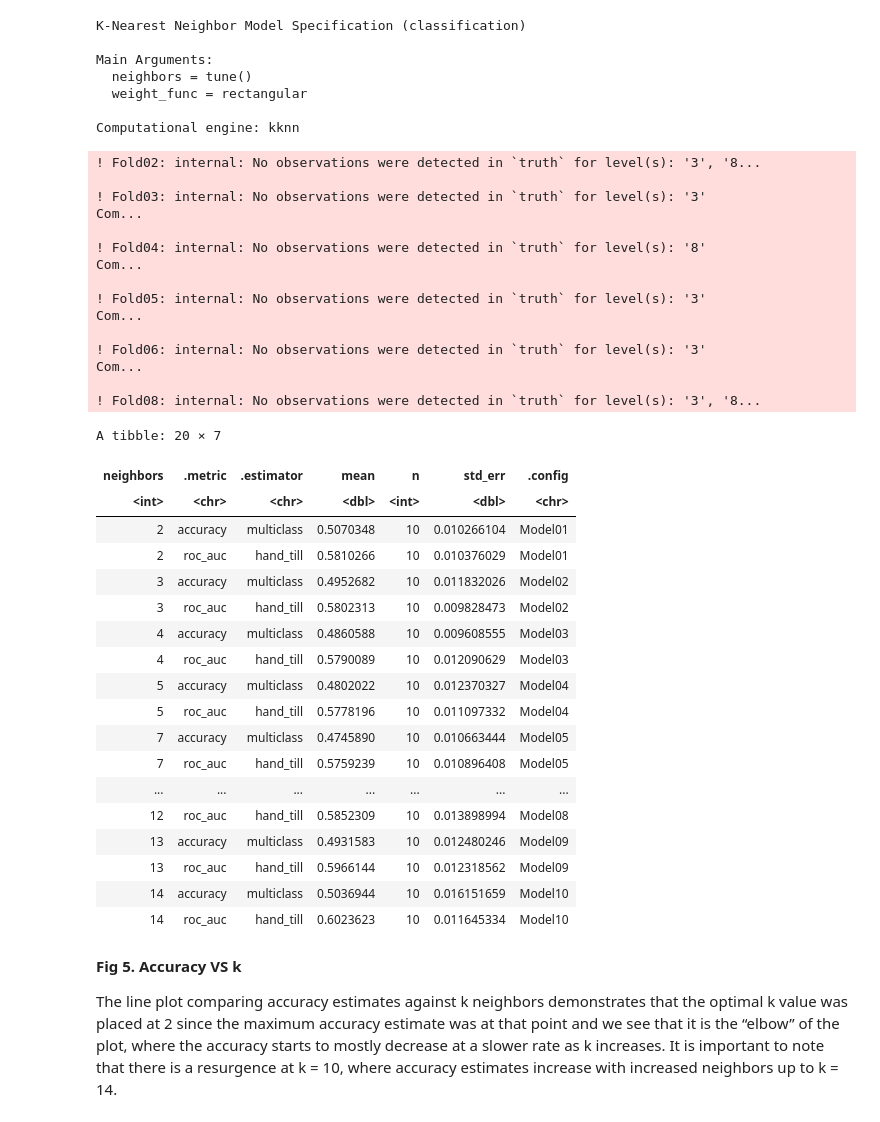
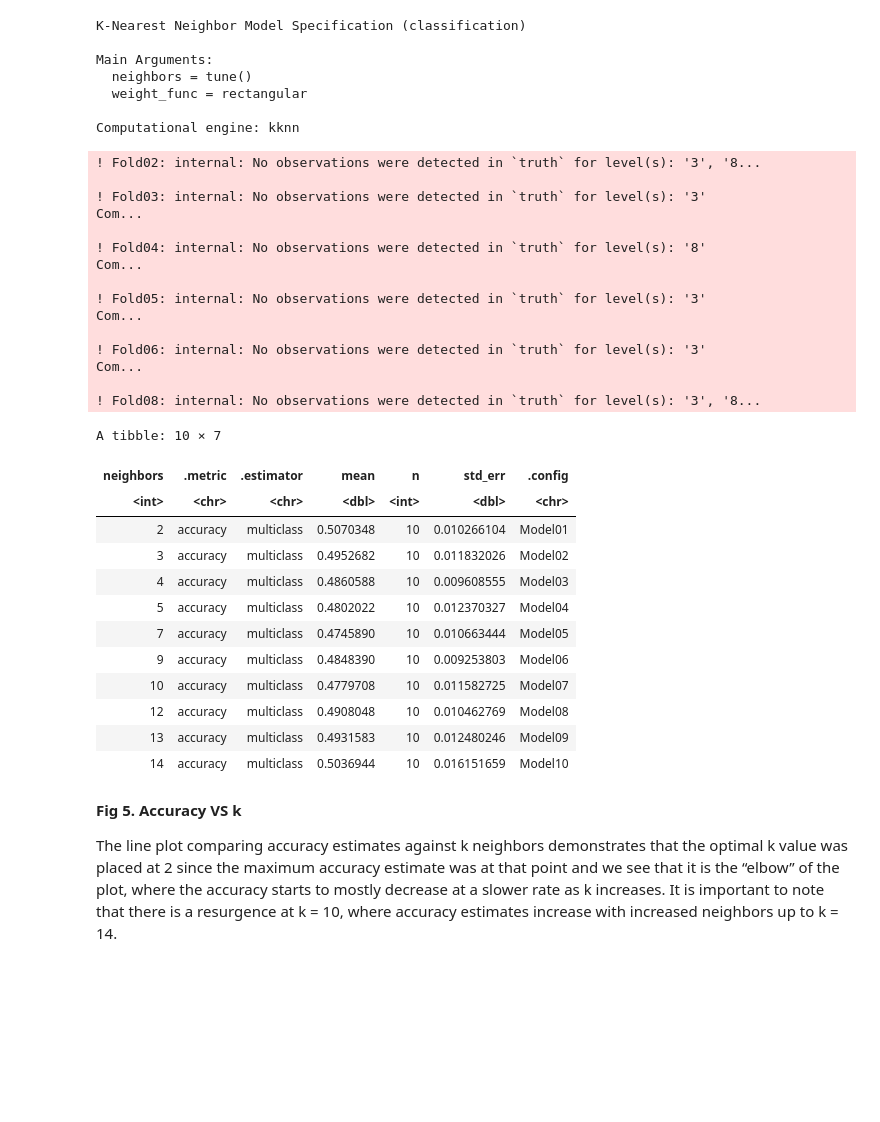
Before and after one commit to allisonml/DSCI-Proposal, a Jupyter notebook: project_proposal.ipynb, the cells around one changed output. Saved outputs shown, nothing was run; the diff lists cells and outputs as text; code cells hidden in the pictures; blank space fills up the shorter version.

```diff
--- a/project_proposal.ipynb
+++ b/project_proposal.ipynb
@@ -471,49 +468,44 @@ Computational engine: kknn
 # %%
 set.seed(1234) # set the seed, don't remove this
 
 knn_results <- workflow() %>%
        add_recipe(wine_recipe) %>%
        add_model(knn_tune) %>%
        tune_grid(resamples = wine_vfold, grid = 10) %>%
-       collect_metrics()
+       collect_metrics() %>%
+       filter(.metric == "accuracy")
 
 
 knn_results
 # %% [output]
 ! Fold02: internal: No observations were detected in `truth` for level(s): '3', '8...
 
 ! Fold03: internal: No observations were detected in `truth` for level(s): '3'
 Com...
 
 ! Fold04: internal: No observations were detected in `truth` for level(s): '8'
 Com...
 
 ! Fold05: internal: No observations were detected in `truth` for level(s): '3'
 Com...
 
 ! Fold06: internal: No observations were detected in `truth` for level(s): '3'
 Com...
 
 ! Fold08: internal: No observations were detected in `truth` for level(s): '3', '8...
-A tibble: 20 × 7
+A tibble: 10 × 7
 | neighbors | .metric | .estimator | mean | n | std_err | .config |
 | <int> | <chr> | <chr> | <dbl> | <int> | <dbl> | <chr> |
 | 2 | accuracy | multiclass | 0.5070348 | 10 | 0.010266104 | Model01 |
-| 2 | roc_auc | hand_till | 0.5810266 | 10 | 0.010376029 | Model01 |
 | 3 | accuracy | multiclass | 0.4952682 | 10 | 0.011832026 | Model02 |
-| 3 | roc_auc | hand_till | 0.5802313 | 10 | 0.009828473 | Model02 |
 | 4 | accuracy | multiclass | 0.4860588 | 10 | 0.009608555 | Model03 |
-| 4 | roc_auc | hand_till | 0.5790089 | 10 | 0.012090629 | Model03 |
 | 5 | accuracy | multiclass | 0.4802022 | 10 | 0.012370327 | Model04 |
-| 5 | roc_auc | hand_till | 0.5778196 | 10 | 0.011097332 | Model04 |
 | 7 | accuracy | multiclass | 0.4745890 | 10 | 0.010663444 | Model05 |
-| 7 | roc_auc | hand_till | 0.5759239 | 10 | 0.010896408 | Model05 |
-| ... | ... | ... | ... | ... | ... | ... |
-| 12 | roc_auc | hand_till | 0.5852309 | 10 | 0.013898994 | Model08 |
+| 9 | accuracy | multiclass | 0.4848390 | 10 | 0.009253803 | Model06 |
+| 10 | accuracy | multiclass | 0.4779708 | 10 | 0.011582725 | Model07 |
+| 12 | accuracy | multiclass | 0.4908048 | 10 | 0.010462769 | Model08 |
 | 13 | accuracy | multiclass | 0.4931583 | 10 | 0.012480246 | Model09 |
-| 13 | roc_auc | hand_till | 0.5966144 | 10 | 0.012318562 | Model09 |
 | 14 | accuracy | multiclass | 0.5036944 | 10 | 0.016151659 | Model10 |
-| 14 | roc_auc | hand_till | 0.6023623 | 10 | 0.011645334 | Model10 |
 # %% [markdown]
 **Fig 5. Accuracy VS k**
 
```
Also changed, not shown: parts of 14 cells of this notebook.
